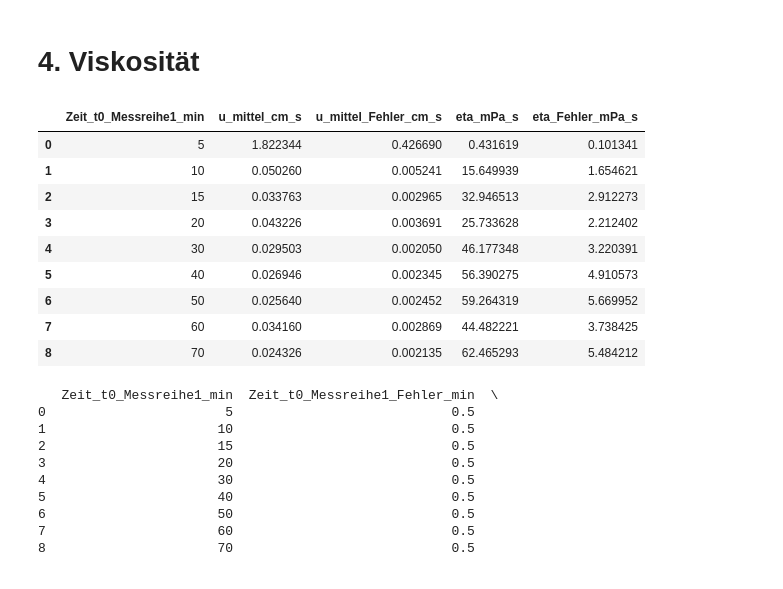
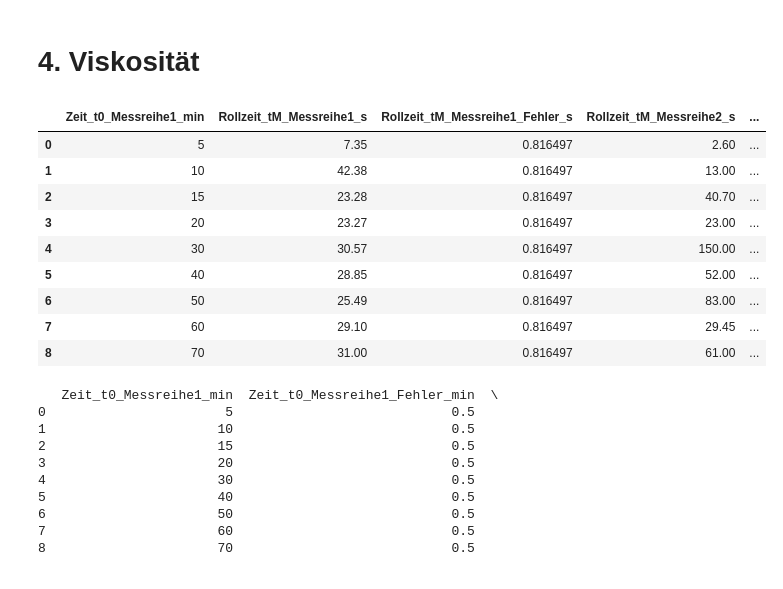
Before and after one commit to DaSch314/BPC-FILM, a Jupyter notebook: ACT_results_poly2_kugel.ipynb, the cells around one changed output. Drawn from its saved outputs; the diff is of its cells as text; code cells hidden in the pictures.

```diff
--- a/ACT_results_poly2_kugel.ipynb
+++ b/ACT_results_poly2_kugel.ipynb
@@ -517,21 +517,26 @@ df["eta_Fehler_mPa_s"] = eta_uncertainty_from_C(
 # %%
 df[[
     "Zeit_t0_Messreihe1_min",
+    "Rollzeit_tM_Messreihe1_s",
+    "Rollzeit_tM_Messreihe1_Fehler_s",
+    "Rollzeit_tM_Messreihe2_s",
+    "Rollzeit_tM_Messreihe2_Fehler_s",
+    "u1_cm_s", "u1_Fehler_cm_s",
+    "u2_cm_s", "u2_Fehler_cm_s",
     "u_mittel_cm_s", "u_mittel_Fehler_cm_s",
-    "eta_mPa_s", "eta_Fehler_mPa_s",
-
+    "eta_mPa_s", "eta_Fehler_mPa_s"
 ]]
 # %% [output]
-|  | Zeit_t0_Messreihe1_min | u_mittel_cm_s | u_mittel_Fehler_cm_s | eta_mPa_s | eta_Fehler_mPa_s |
-| 0 | 5 | 1.822344 | 0.426690 | 0.431619 | 0.101341 |
-| 1 | 10 | 0.050260 | 0.005241 | 15.649939 | 1.654621 |
-| 2 | 15 | 0.033763 | 0.002965 | 32.946513 | 2.912273 |
-| 3 | 20 | 0.043226 | 0.003691 | 25.733628 | 2.212402 |
-| 4 | 30 | 0.029503 | 0.002050 | 46.177348 | 3.220391 |
-| 5 | 40 | 0.026946 | 0.002345 | 56.390275 | 4.910573 |
-| 6 | 50 | 0.025640 | 0.002452 | 59.264319 | 5.669952 |
-| 7 | 60 | 0.034160 | 0.002869 | 44.482221 | 3.738425 |
-| 8 | 70 | 0.024326 | 0.002135 | 62.465293 | 5.484212 |
+|  | Zeit_t0_Messreihe1_min | Rollzeit_tM_Messreihe1_s | Rollzeit_tM_Messreihe1_Fehler_s | Rollzeit_tM_Messreihe2_s | ... |
+| 0 | 5 | 7.35 | 0.816497 | 2.60 | ... |
+| 1 | 10 | 42.38 | 0.816497 | 13.00 | ... |
+| 2 | 15 | 23.28 | 0.816497 | 40.70 | ... |
+| 3 | 20 | 23.27 | 0.816497 | 23.00 | ... |
+| 4 | 30 | 30.57 | 0.816497 | 150.00 | ... |
+| 5 | 40 | 28.85 | 0.816497 | 52.00 | ... |
+| 6 | 50 | 25.49 | 0.816497 | 83.00 | ... |
+| 7 | 60 | 29.10 | 0.816497 | 29.45 | ... |
+| 8 | 70 | 31.00 | 0.816497 | 61.00 | ... |
 # %%
 print(df)
 # %% [output]
```
Also changed, not shown: 1 other file.
